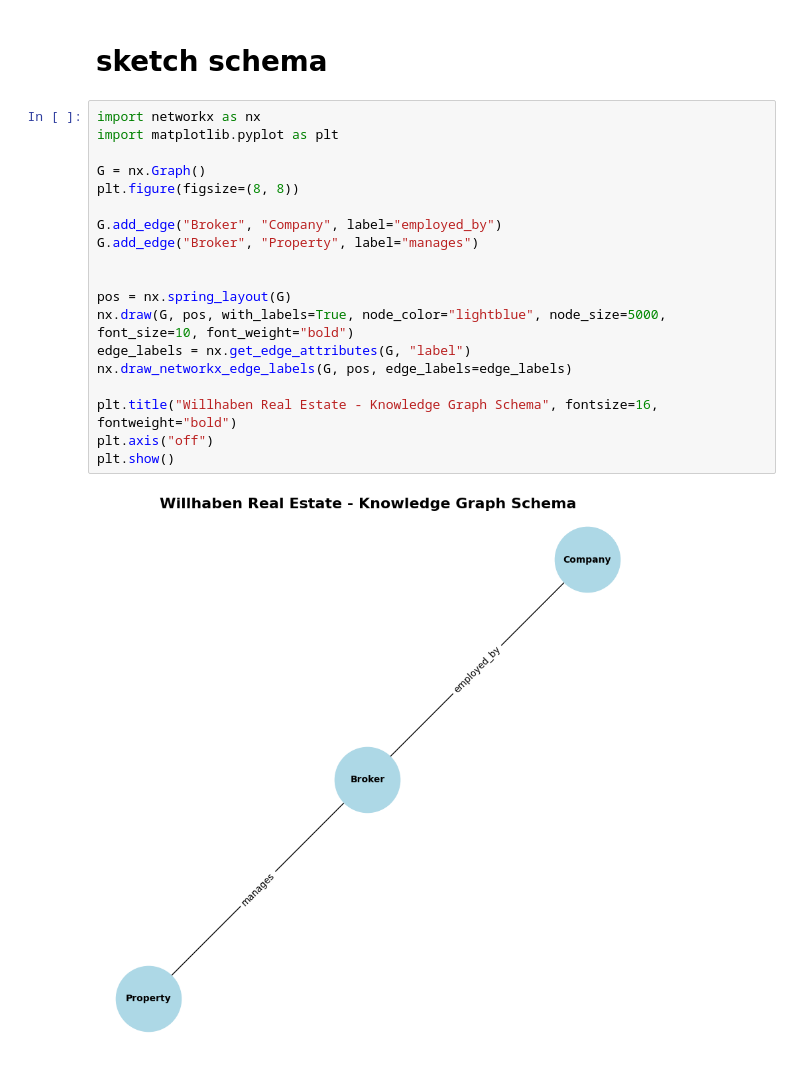
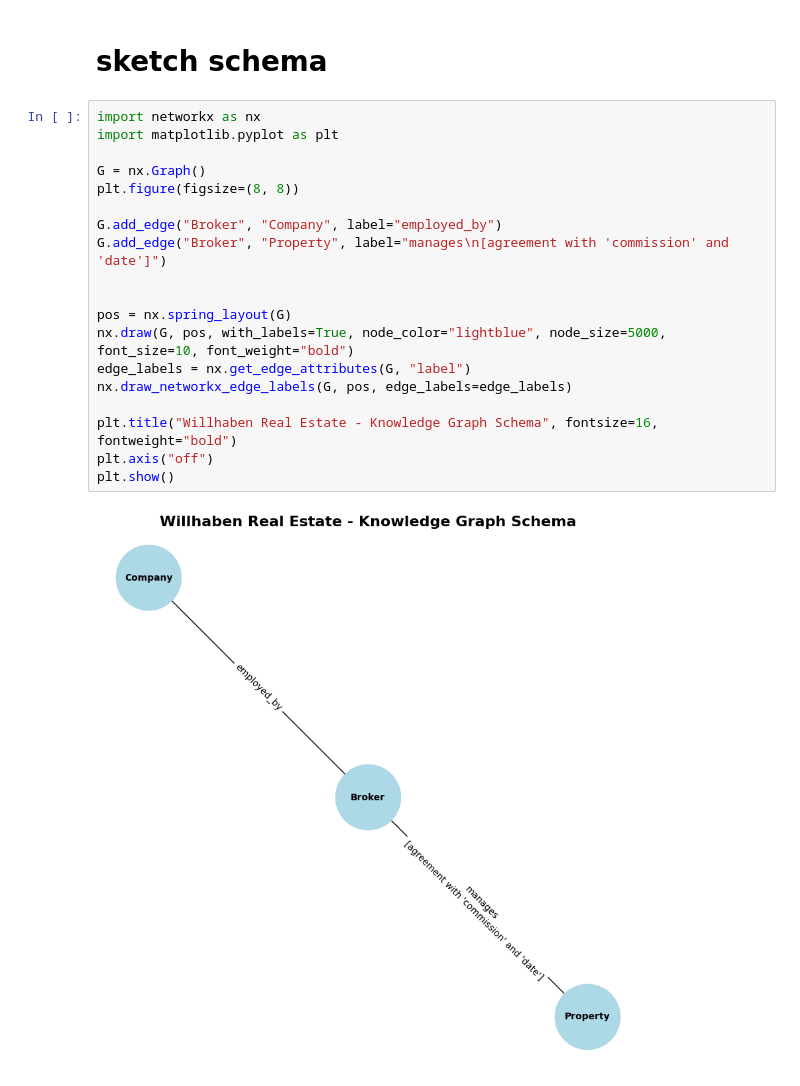
Before and after one commit to sueszli/will-wohnen, a Jupyter notebook: src/3-schema_design.ipynb, the cells around one changed output. Cells and saved outputs as stored; diff of their text form.

```diff
--- a/src/3-schema_design.ipynb
+++ b/src/3-schema_design.ipynb
@@ -47,21 +47,21 @@ print(json.dumps(elem, indent=4, sort_keys=True, ensure_ascii=False))
 # %%
 import networkx as nx
 import matplotlib.pyplot as plt
 
 G = nx.Graph()
 plt.figure(figsize=(8, 8))
 
 G.add_edge("Broker", "Company", label="employed_by")
-G.add_edge("Broker", "Property", label="manages")
+G.add_edge("Broker", "Property", label="manages\n[agreement with 'commission' and 'date']")
 
 
 pos = nx.spring_layout(G)
 nx.draw(G, pos, with_labels=True, node_color="lightblue", node_size=5000, font_size=10, font_weight="bold")
 edge_labels = nx.get_edge_attributes(G, "label")
 nx.draw_networkx_edge_labels(G, pos, edge_labels=edge_labels)
 
 plt.title("Willhaben Real Estate - Knowledge Graph Schema", fontsize=16, fontweight="bold")
 plt.axis("off")
 plt.show()
 # %% [output]
-[figure, old version]
+[figure, new version]
```
Also changed, not shown: parts of 1 cell of this notebook, 3 other files.
